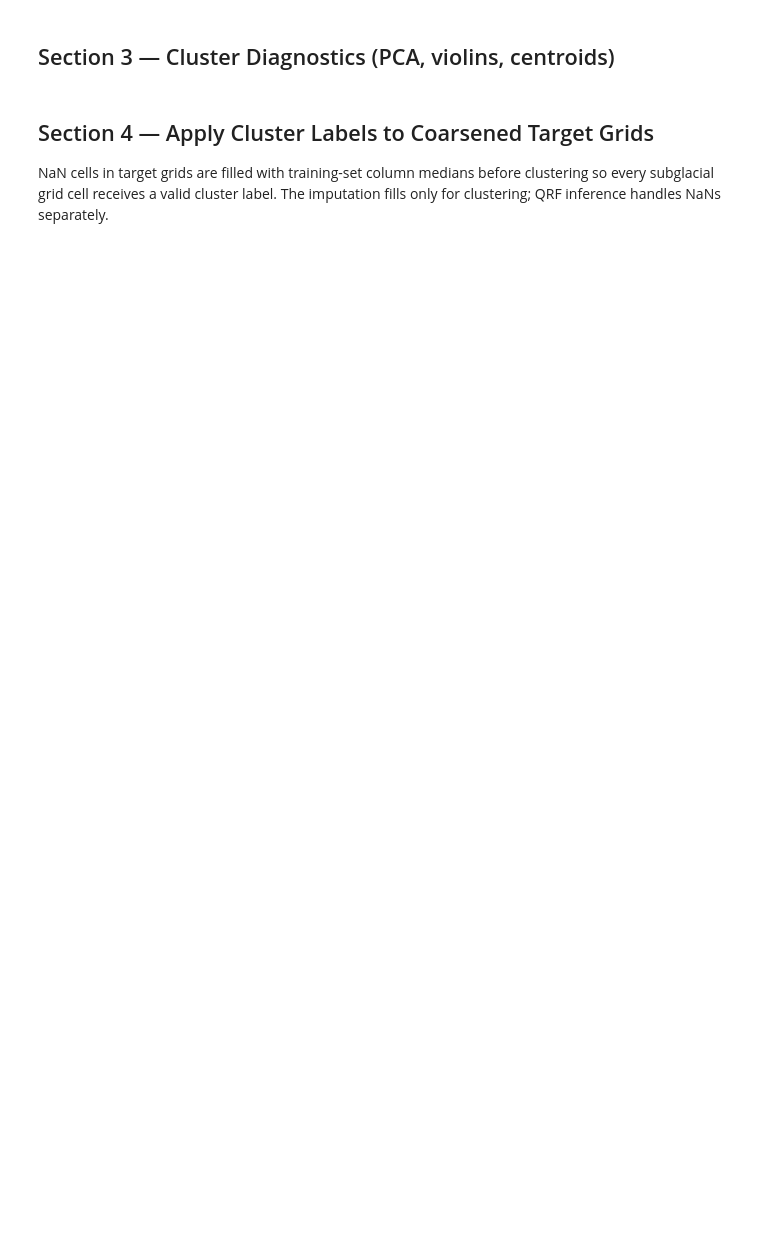
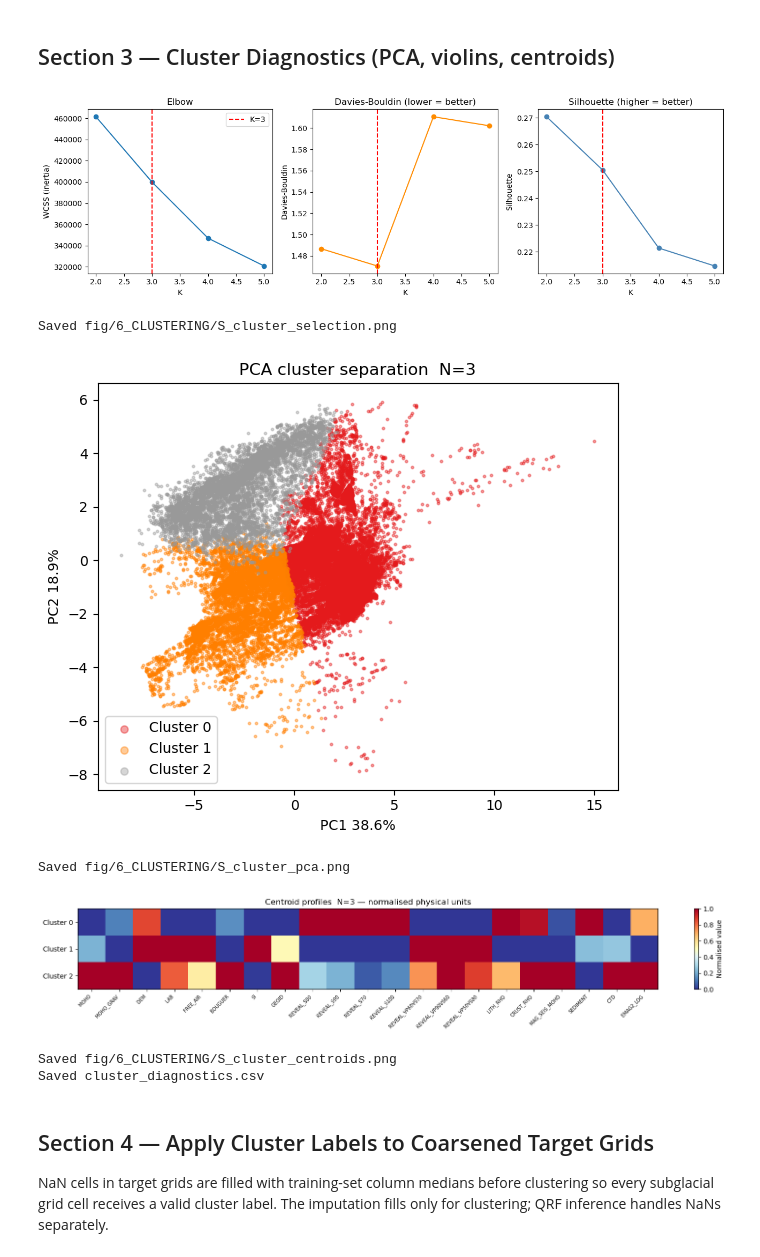
Before and after one commit to TobbeTripitaka/Aq2, a Jupyter notebook: 6_CLUSTERING_v2.ipynb, the cells around one changed output. Cells and saved outputs as stored; diff of their text form; code cells hidden in the pictures; blank space fills up the shorter version.

```diff
--- a/6_CLUSTERING_v2.ipynb
+++ b/6_CLUSTERING_v2.ipynb
@@ -296,8 +324,8 @@ axes[2].set_xlabel("K"); axes[2].set_ylabel("Silhouette")
 axes[2].set_title("Silhouette (higher = better)")
 
 fig.tight_layout()
-out = FIG_DIR / f"S_cluster_selection{FIGEXT}"
-fig.savefig(out, dpi=FIGDPI, bbox_inches="tight"); plt.show()
+out = FIG_DIR / f"S_cluster_selection{FIG_EXT}"
+fig.savefig(out, dpi=FIG_DPI, bbox_inches="tight"); plt.show()
 print(f"Saved {out}")
 
 # PCA 2-D scatter
@@ -308,37 +336,45 @@ cmap_disc = plt.get_cmap("Set1", NCLUSTERS_BEST)
 
 fig, ax = plt.subplots(figsize=(6, 5))
 for ci in range(NCLUSTERS_BEST):
     mask = best_labels == ci
     ax.scatter(Xpca[mask, 0], Xpca[mask, 1],
                s=3, alpha=0.4, color=cmap_disc(ci), label=f"Cluster {ci}")
 ax.set_xlabel(f"PC1 {ev[0]:.1f}%"); ax.set_ylabel(f"PC2 {ev[1]:.1f}%")
 ax.set_title(f"PCA cluster separation  N={NCLUSTERS_BEST}")
 ax.legend(markerscale=3, loc="best")
 fig.tight_layout()
-out = FIG_DIR / f"S_cluster_pca{FIGEXT}"
-fig.savefig(out, dpi=FIGDPI, bbox_inches="tight"); plt.show()
+out = FIG_DIR / f"S_cluster_pca{FIG_EXT}"
+fig.savefig(out, dpi=FIG_DPI, bbox_inches="tight"); plt.show()
 print(f"Saved {out}")
 
 # Centroid heatmap
 centres_phys = clust_scaler.inverse_transform(best_km.cluster_centers_)
 df_centres   = pd.DataFrame(centres_phys, columns=cluster_cols)
 df_norm      = (df_centres - df_centres.min()) / (df_centres.max() - df_centres.min() + 1e-12)
 
 fig, ax = plt.subplots(figsize=(16, 3))
 im = ax.imshow(df_norm.values, aspect="auto", cmap="RdYlBu_r", vmin=0, vmax=1)
 ax.set_xticks(range(len(cluster_cols)))
 ax.set_xticklabels(cluster_cols, rotation=45, ha="right", fontsize=7)
 ax.set_yticks(range(NCLUSTERS_BEST))
 ax.set_yticklabels([f"Cluster {i}" for i in range(NCLUSTERS_BEST)])
 ax.set_title(f"Centroid profiles  N={NCLUSTERS_BEST} — normalised physical units")
 plt.colorbar(im, ax=ax, label="Normalised value")
 fig.tight_layout()
-out = FIG_DIR / f"S_cluster_centroids{FIGEXT}"
-fig.savefig(out, dpi=FIGDPI, bbox_inches="tight"); plt.show()
+out = FIG_DIR / f"S_cluster_centroids{FIG_EXT}"
+fig.savefig(out, dpi=FIG_DPI, bbox_inches="tight"); plt.show()
 print(f"Saved {out}")
 
 diag_df.to_csv(CLUSTER_DIR / "cluster_diagnostics.csv", index=False)
 print("Saved cluster_diagnostics.csv")
+# %% [output]
+[figure, added]
+Saved fig/6_CLUSTERING/S_cluster_selection.png
+[figure, added]
+Saved fig/6_CLUSTERING/S_cluster_pca.png
+[figure, added]
+Saved fig/6_CLUSTERING/S_cluster_centroids.png
+Saved cluster_diagnostics.csv
 # %% [markdown]
 ## Section 4 — Apply Cluster Labels to Coarsened Target Grids
 
```
Also changed, not shown: parts of 14 cells of this notebook, 14 other files.
